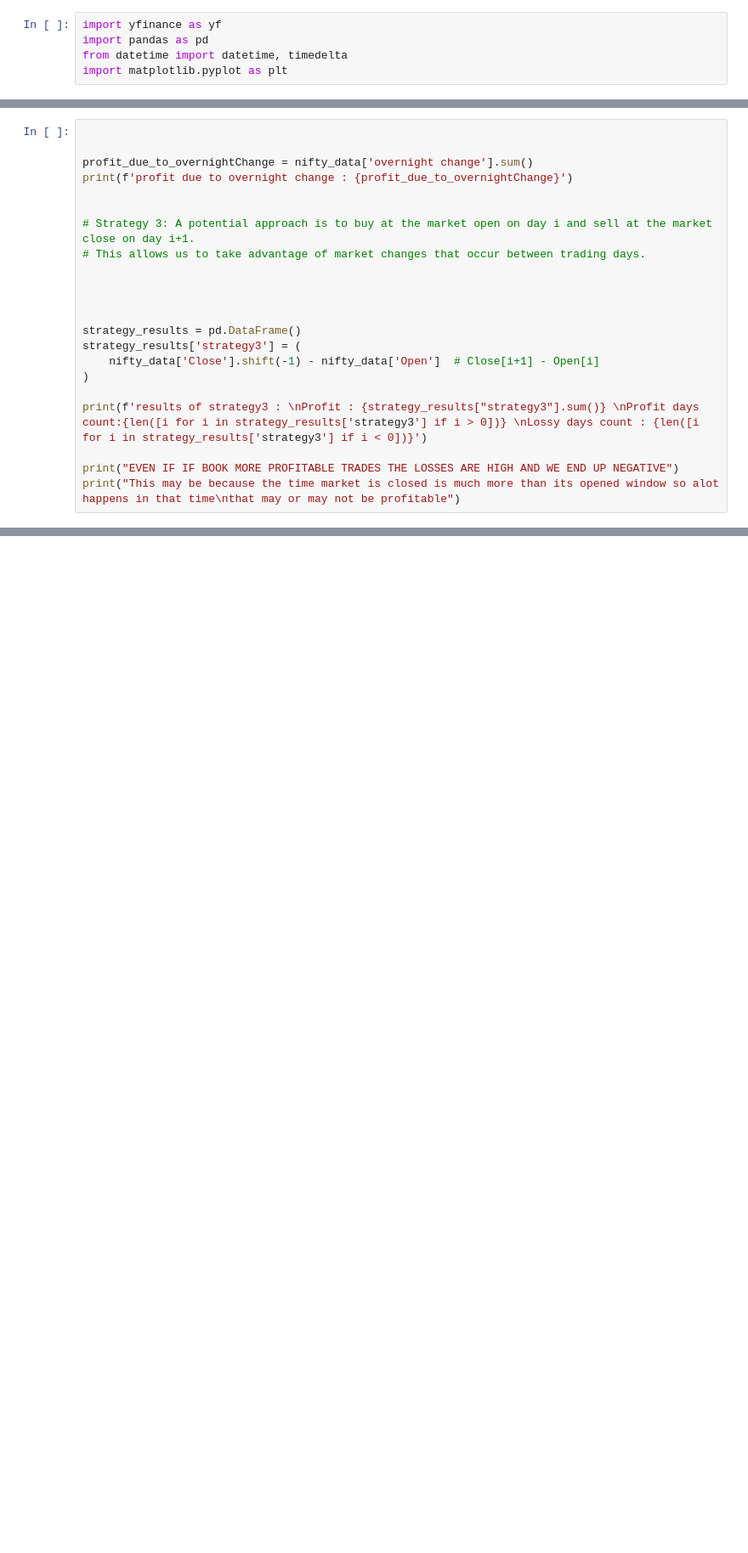
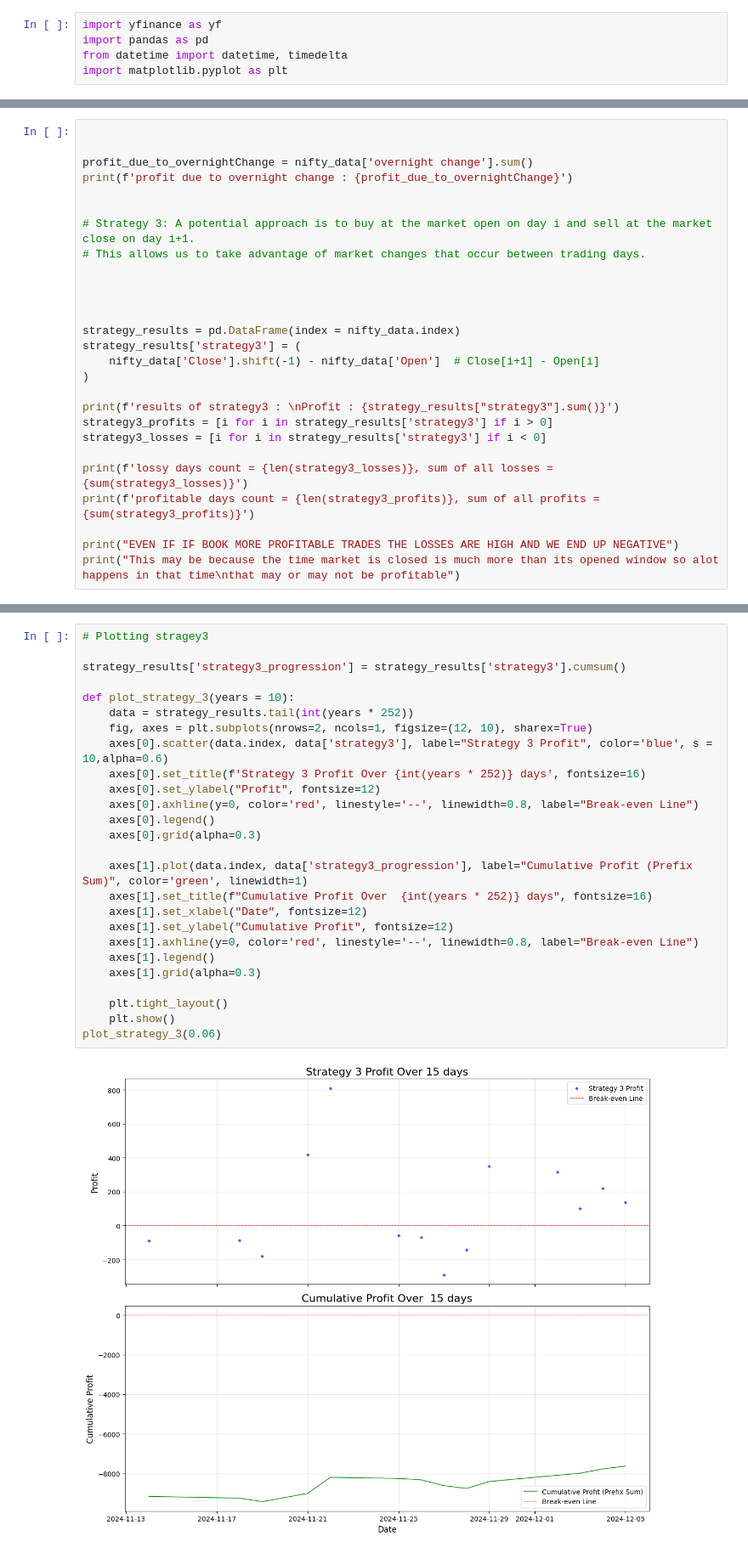
Before and after one commit to FaYMan2/Quant, a Jupyter notebook: main.ipynb, the cells around one changed output, grey strips where cells are left out. Shown at 85% size. Cells and saved outputs as stored; diff of their text form; blank space fills up the shorter version.

Commit message:
strategy 3 : updates and analysis

```diff
--- a/main.ipynb
+++ b/main.ipynb
@@ -155,12 +155,17 @@ print(f'profit due to overnight change : {profit_due_to_overnightChange}')
 
 
 
-strategy_results = pd.DataFrame()
+strategy_results = pd.DataFrame(index = nifty_data.index)
 strategy_results['strategy3'] = (
     nifty_data['Close'].shift(-1) - nifty_data['Open']  # Close[i+1] - Open[i]
 )
 
-print(f'results of strategy3 : \nProfit : {strategy_results["strategy3"].sum()} \nProfit days count:{len([i for i in strategy_results['strategy3'] if i > 0])} \nLossy days count : {len([i for i in strategy_results['strategy3'] if i < 0])}')
+print(f'results of strategy3 : \nProfit : {strategy_results["strategy3"].sum()}')
+strategy3_profits = [i for i in strategy_results['strategy3'] if i > 0]
+strategy3_losses = [i for i in strategy_results['strategy3'] if i < 0]
+
+print(f'lossy days count = {len(strategy3_losses)}, sum of all losses = {sum(strategy3_losses)}')
+print(f'profitable days count = {len(strategy3_profits)}, sum of all profits = {sum(strategy3_profits)}')
 
 print("EVEN IF IF BOOK MORE PROFITABLE TRADES THE LOSSES ARE HIGH AND WE END UP NEGATIVE")
 print("This may be because the time market is closed is much more than its opened window so alot happens in that time\nthat may or may not be profitable")
@@ -175,0 +185,28 @@ that may or may not be profitable
+# %%
+# Plotting stragey3
+
+strategy_results['strategy3_progression'] = strategy_results['strategy3'].cumsum()
+
+def plot_strategy_3(years = 10):
+    data = strategy_results.tail(int(years * 252))
+    fig, axes = plt.subplots(nrows=2, ncols=1, figsize=(12, 10), sharex=True)
+    axes[0].scatter(data.index, data['strategy3'], label="Strategy 3 Profit", color='blue', s = 10,alpha=0.6)
+    axes[0].set_title(f'Strategy 3 Profit Over {int(years * 252)} days', fontsize=16)
+    axes[0].set_ylabel("Profit", fontsize=12)
+    axes[0].axhline(y=0, color='red', linestyle='--', linewidth=0.8, label="Break-even Line")
+    axes[0].legend()
+    axes[0].grid(alpha=0.3)
+
+    axes[1].plot(data.index, data['strategy3_progression'], label="Cumulative Profit (Prefix Sum)", color='green', linewidth=1)
+    axes[1].set_title(f"Cumulative Profit Over  {int(years * 252)} days", fontsize=16)
+    axes[1].set_xlabel("Date", fontsize=12)
+    axes[1].set_ylabel("Cumulative Profit", fontsize=12)
+    axes[1].axhline(y=0, color='red', linestyle='--', linewidth=0.8, label="Break-even Line")
+    axes[1].legend()
+    axes[1].grid(alpha=0.3)
+
+    plt.tight_layout()
+    plt.show()
+plot_strategy_3(0.06)
+# %% [output]
+[figure, added]
```
Also changed, not shown: parts of 8 cells of this notebook, 1 other file.
